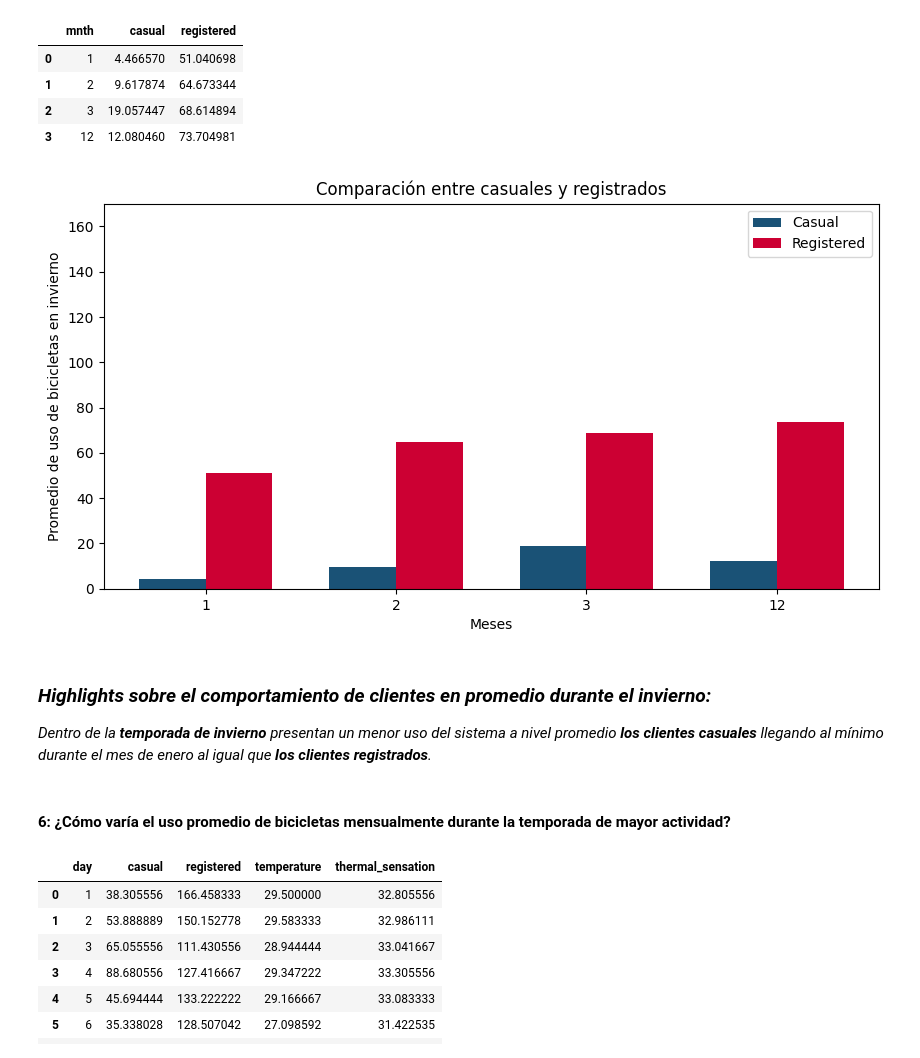
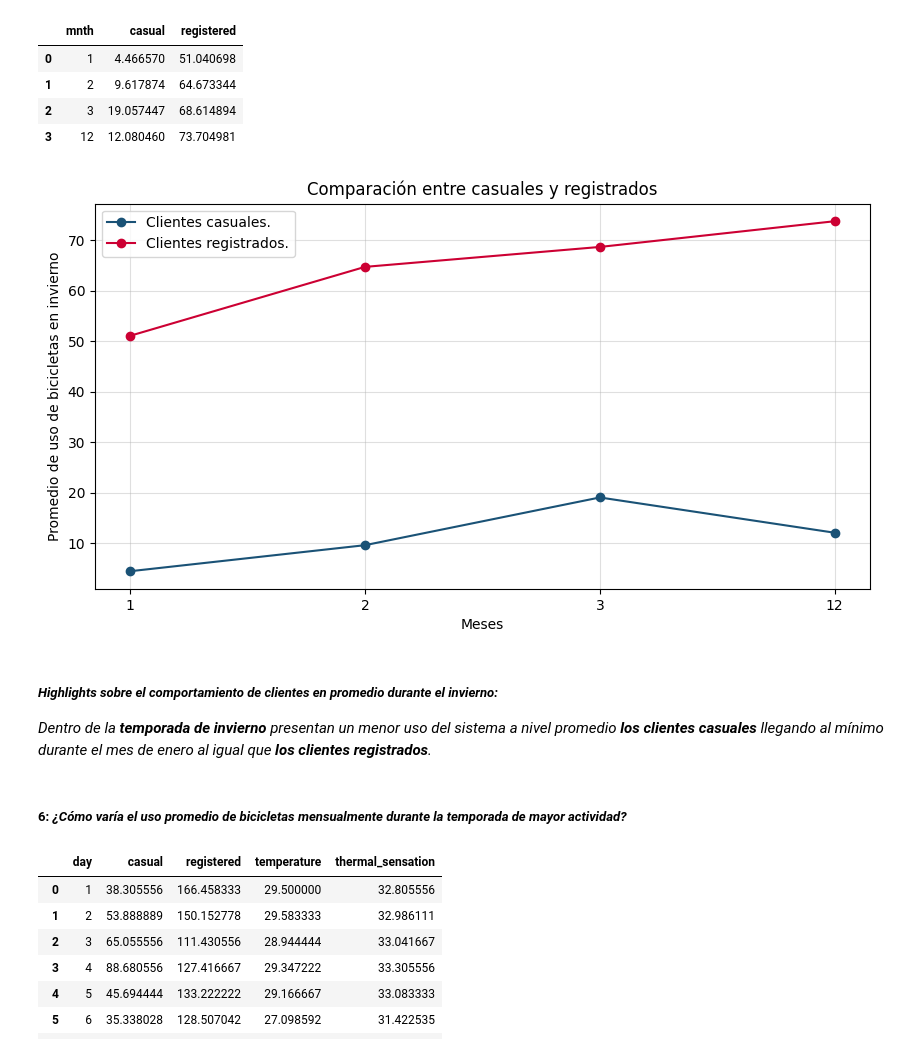
Before and after one commit to solfontan/Capital_Bikeshare_EDA, a Jupyter notebook: src/EDA.ipynb, the cells around one changed output. Saved outputs shown, nothing was run; the diff lists cells and outputs as text; code cells hidden in the pictures.

```diff
--- a/src/EDA.ipynb
+++ b/src/EDA.ipynb
@@ -722,39 +697,35 @@ dfH5
 | 2 | 3 | 19.057447 | 68.614894 |
 | 3 | 12 | 12.080460 | 73.704981 |
 # %%
-fig = plt.figure(figsize=(10,5))
+fig = plt.figure(figsize=(10, 5))
 
 columna1_data = dfH5['casual']
 columna2_data = dfH5['registered']
 
-# Obtén las posiciones de las barras
+# Obtén las posiciones de las líneas
 posiciones = range(len(dfH5))
 
-# Configura el ancho de las barras
-ancho_barra = 0.35
-
-# Crea el gráfico de barras
-plt.bar(posiciones, columna1_data, width=ancho_barra, label='Casual', color='#1A5276')
-plt.bar([pos + ancho_barra for pos in posiciones], columna2_data, width=ancho_barra, label='Registered', color='#CC0033')
-
-plt.xticks([pos + ancho_barra / 2 for pos in posiciones], dfH5['mnth'])
-plt.ylim(0,170)
+# Crea el gráfico de líneas
+plt.plot(posiciones, columna1_data, marker='o', linestyle='-', color='#1A5276', label='Casual')
+plt.plot(posiciones, columna2_data, marker='o', linestyle='-', color='#CC0033', label='Registered')
 
 # Configura las etiquetas y la leyenda
 plt.xlabel('Meses')
 plt.ylabel('Promedio de uso de bicicletas en invierno')
 plt.title('Comparación entre casuales y registrados')
-plt.legend()
+plt.xticks(posiciones, dfH5['mnth'])
+plt.grid(True, alpha=0.4)
+plt.legend(['Clientes casuales.', 'Clientes registrados.'])
 
 plt.show()
 # %% [output]
-[figure, old version]
+[figure, new version]
 # %% [markdown]
-### *Highlights sobre el comportamiento de clientes en promedio durante el invierno:*
+##### *Highlights sobre el comportamiento de clientes en promedio durante el invierno:*
 
 *Dentro de la **temporada de invierno** presentan un menor uso del sistema a nivel promedio **los clientes casuales** llegando al mínimo durante el mes de enero al igual que **los clientes registrados**.*
 # %% [markdown]
-#### **6**: ¿Cómo varía el uso promedio de bicicletas mensualmente durante la temporada de mayor actividad?
+##### **6**: *¿Cómo varía el uso promedio de bicicletas mensualmente durante la temporada de mayor actividad?*
 # %%
 dfH6 = df2011.query('season == 3').groupby(['day']).agg({'casual': 'mean', 'registered': 'mean', 'temperature': 'mean', 'thermal_sensation' : 'mean'}).reset_index()
 dfH6
```
Also changed, not shown: parts of 78 cells of this notebook, 5 other files.
